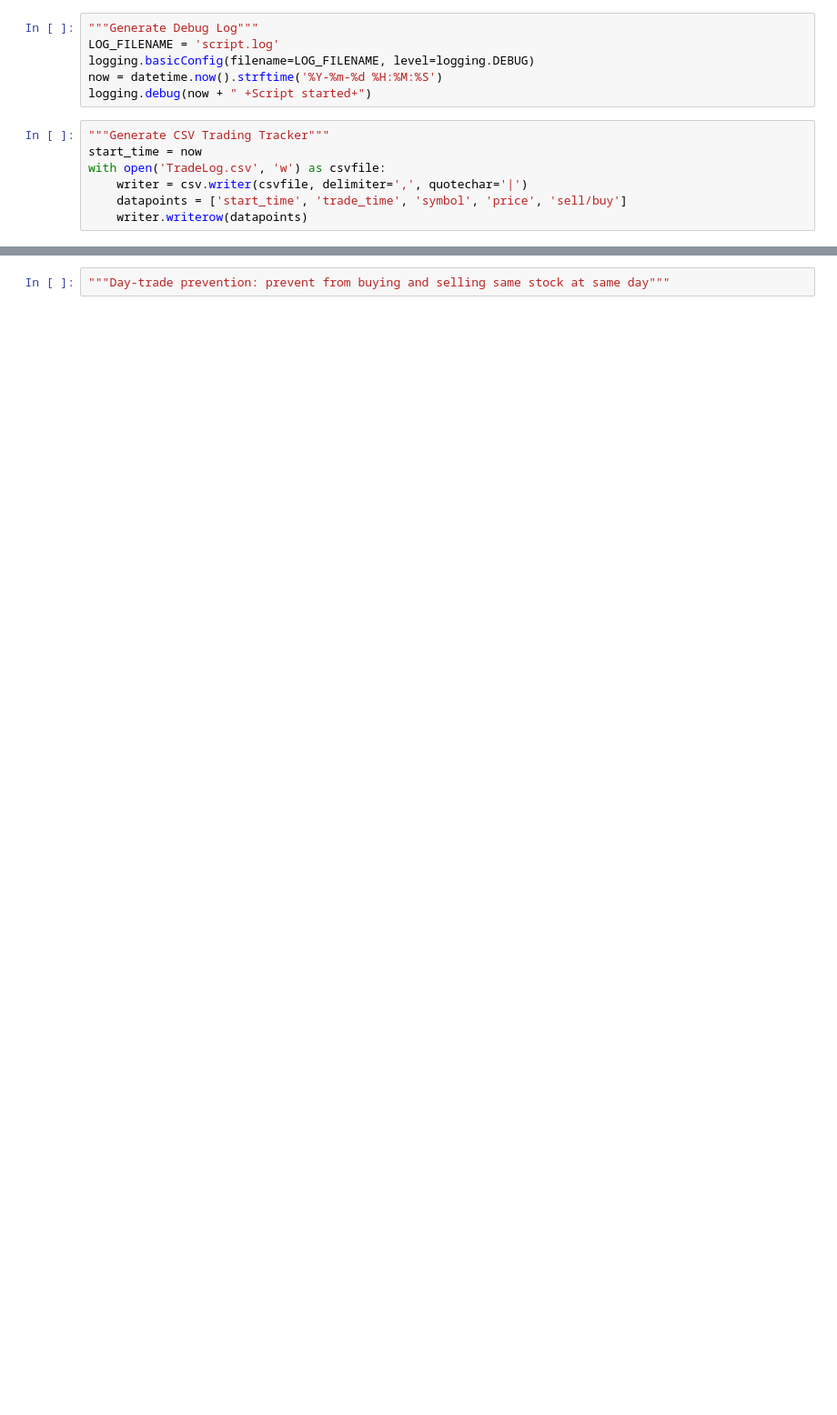
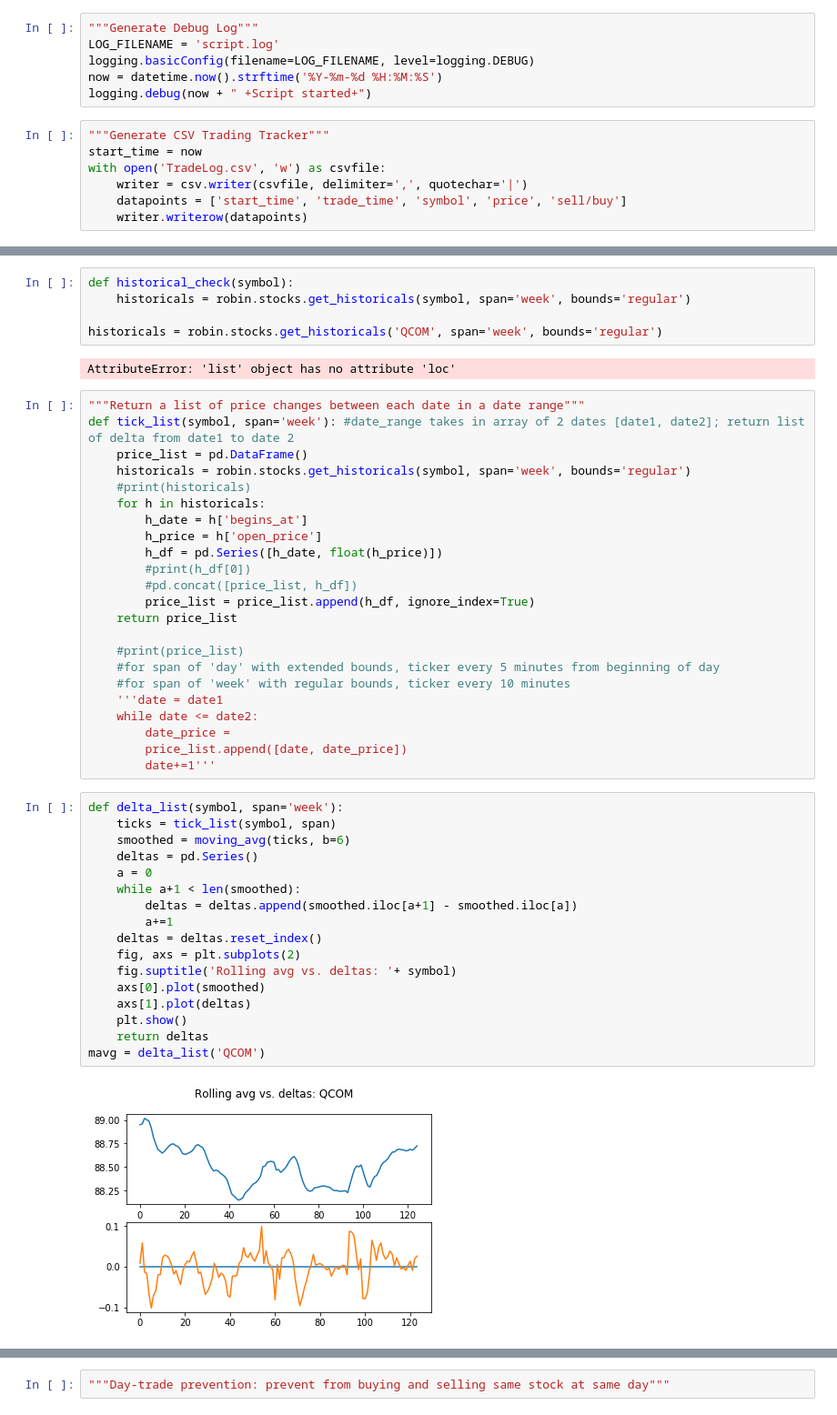
Before and after one commit to CalBearKen/Stockobot, a Jupyter notebook: Robinhood_Stockscript.ipynb, the cells around one changed output, grey strips where cells are left out. Shown at 91% size. Saved outputs shown, nothing was run; the diff lists cells and outputs as text; blank space fills up the shorter version.

```diff
--- a/Robinhood_Stockscript.ipynb
+++ b/Robinhood_Stockscript.ipynb
@@ -27,0 +96,49 @@ def add_to_watchlist(symbol, price):
+# %%
+def historical_check(symbol):
+    historicals = robin.stocks.get_historicals(symbol, span='week', bounds='regular')
+
+historicals = robin.stocks.get_historicals('QCOM', span='week', bounds='regular')
+# %% [output]
+AttributeError: 'list' object has no attribute 'loc'
+# %%
+"""Return a list of price changes between each date in a date range"""
+def tick_list(symbol, span='week'): #date_range takes in array of 2 dates [date1, date2]; return list of delta from date1 to date 2
+    price_list = pd.DataFrame()
+    historicals = robin.stocks.get_historicals(symbol, span='week', bounds='regular')
+    #print(historicals)
+    for h in historicals:
+        h_date = h['begins_at']
+        h_price = h['open_price']
+        h_df = pd.Series([h_date, float(h_price)])
+        #print(h_df[0])
+        #pd.concat([price_list, h_df])
+        price_list = price_list.append(h_df, ignore_index=True)
+    return price_list
+
+    #print(price_list)
+    #for span of 'day' with extended bounds, ticker every 5 minutes from beginning of day
+    #for span of 'week' with regular bounds, ticker every 10 minutes
+    '''date = date1
+    while date <= date2:
+        date_price =
+        price_list.append([date, date_price])
+        date+=1'''
+# %%
+def delta_list(symbol, span='week'):
+    ticks = tick_list(symbol, span)
+    smoothed = moving_avg(ticks, b=6)
+    deltas = pd.Series()
+    a = 0
+    while a+1 < len(smoothed):
+        deltas = deltas.append(smoothed.iloc[a+1] - smoothed.iloc[a])
+        a+=1
+    deltas = deltas.reset_index()
+    fig, axs = plt.subplots(2)
+    fig.suptitle('Rolling avg vs. deltas: '+ symbol)
+    axs[0].plot(smoothed)
+    axs[1].plot(deltas)
+    plt.show()
+    return deltas
+mavg = delta_list('QCOM')
+# %% [output]
+[figure, added]
```
Also changed, not shown: parts of 7 cells of this notebook, 1 other file.
